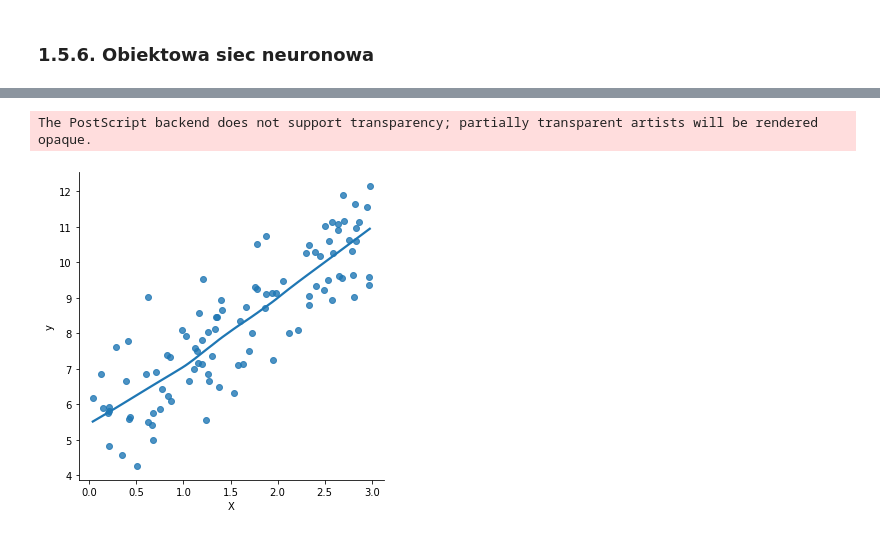
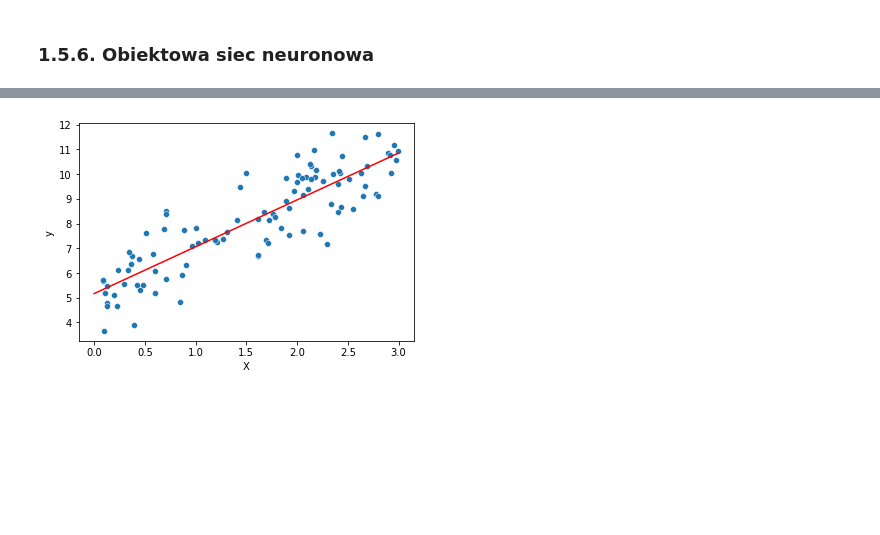
Before and after one commit to sebkaz/RTA_code, a Jupyter notebook: rozdzial 1/rozdzial1.ipynb, the cells around one changed output, grey strips where cells are left out. Saved outputs shown, nothing was run; the diff lists cells and outputs as text; code cells hidden in the pictures; blank space fills up the shorter version.

```diff
--- a/rozdzial 1/rozdzial1.ipynb
+++ b/rozdzial 1/rozdzial1.ipynb
@@ -870,9 +1160,12 @@ plt.savefig('punkty1.eps')
-# %%
-sb.lmplot(data=df2, x='X',y='y', lowess=True)
-plt.savefig('punkty2.eps')
-# %% [output]
-The PostScript backend does not support transparency; partially transparent artists will be rendered opaque.
-[figure, removed]
+# %%
+#sb.lmplot(data=df2, x='X',y='y', lowess=True)
+x_lin=np.linspace(0,3)
+y_lin=x_lin*parametry[1]+parametry[0]
+plt.plot(x_lin, y_lin, color="red")
+sb.scatterplot(data = df2, x='X',y='y')
+plt.savefig('rys1_5.eps')
+# %% [output]
+[figure, added]
 # %%
 eta = 0.1
 l_iteracji = 1000
```
Also changed, not shown: parts of 74 cells of this notebook, 8 other files.
